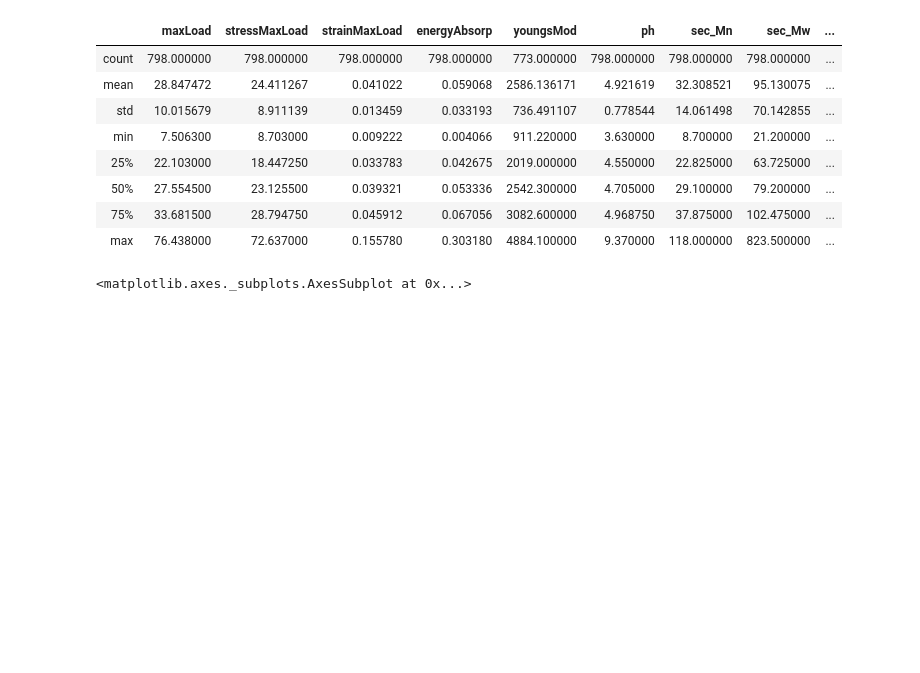
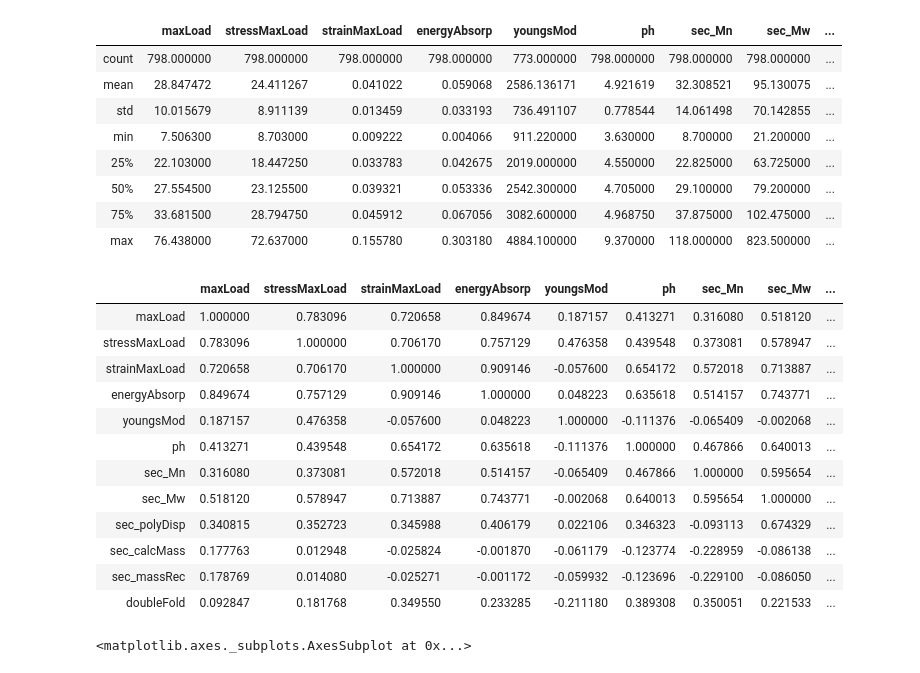
Before and after one commit to hujingc/umsi_loc_anc, a Jupyter notebook: loading_views.ipynb, the cells around one changed output. Cells and saved outputs as stored; diff of their text form; code cells hidden in the pictures; blank space fills up the shorter version.

Commit message:
added corr df

```diff
--- a/loading_views.ipynb
+++ b/loading_views.ipynb
@@ -303,6 +303,22 @@ numeric_data.describe()
 | max | 76.438000 | 72.637000 | 0.155780 | 0.303180 | 4884.100000 | 9.370000 | 118.000000 | 823.500000 | ... |
 # %%
 numeric_data.dropna(inplace=True)
+# %%
+numeric_data.corr()
+# %% [output]
+|  | maxLoad | stressMaxLoad | strainMaxLoad | energyAbsorp | youngsMod | ph | sec_Mn | sec_Mw | ... |
+| maxLoad | 1.000000 | 0.783096 | 0.720658 | 0.849674 | 0.187157 | 0.413271 | 0.316080 | 0.518120 | ... |
+| stressMaxLoad | 0.783096 | 1.000000 | 0.706170 | 0.757129 | 0.476358 | 0.439548 | 0.373081 | 0.578947 | ... |
+| strainMaxLoad | 0.720658 | 0.706170 | 1.000000 | 0.909146 | -0.057600 | 0.654172 | 0.572018 | 0.713887 | ... |
+| energyAbsorp | 0.849674 | 0.757129 | 0.909146 | 1.000000 | 0.048223 | 0.635618 | 0.514157 | 0.743771 | ... |
+| youngsMod | 0.187157 | 0.476358 | -0.057600 | 0.048223 | 1.000000 | -0.111376 | -0.065409 | -0.002068 | ... |
+| ph | 0.413271 | 0.439548 | 0.654172 | 0.635618 | -0.111376 | 1.000000 | 0.467866 | 0.640013 | ... |
+| sec_Mn | 0.316080 | 0.373081 | 0.572018 | 0.514157 | -0.065409 | 0.467866 | 1.000000 | 0.595654 | ... |
+| sec_Mw | 0.518120 | 0.578947 | 0.713887 | 0.743771 | -0.002068 | 0.640013 | 0.595654 | 1.000000 | ... |
+| sec_polyDisp | 0.340815 | 0.352723 | 0.345988 | 0.406179 | 0.022106 | 0.346323 | -0.093113 | 0.674329 | ... |
+| sec_calcMass | 0.177763 | 0.012948 | -0.025824 | -0.001870 | -0.061179 | -0.123774 | -0.228959 | -0.086138 | ... |
+| sec_massRec | 0.178769 | 0.014080 | -0.025271 | -0.001172 | -0.059932 | -0.123696 | -0.229100 | -0.086050 | ... |
+| doubleFold | 0.092847 | 0.181768 | 0.349550 | 0.233285 | -0.211180 | 0.389308 | 0.350051 | 0.221533 | ... |
 # %%
 sns.heatmap(numeric_data.corr())
 # %% [output]
```
